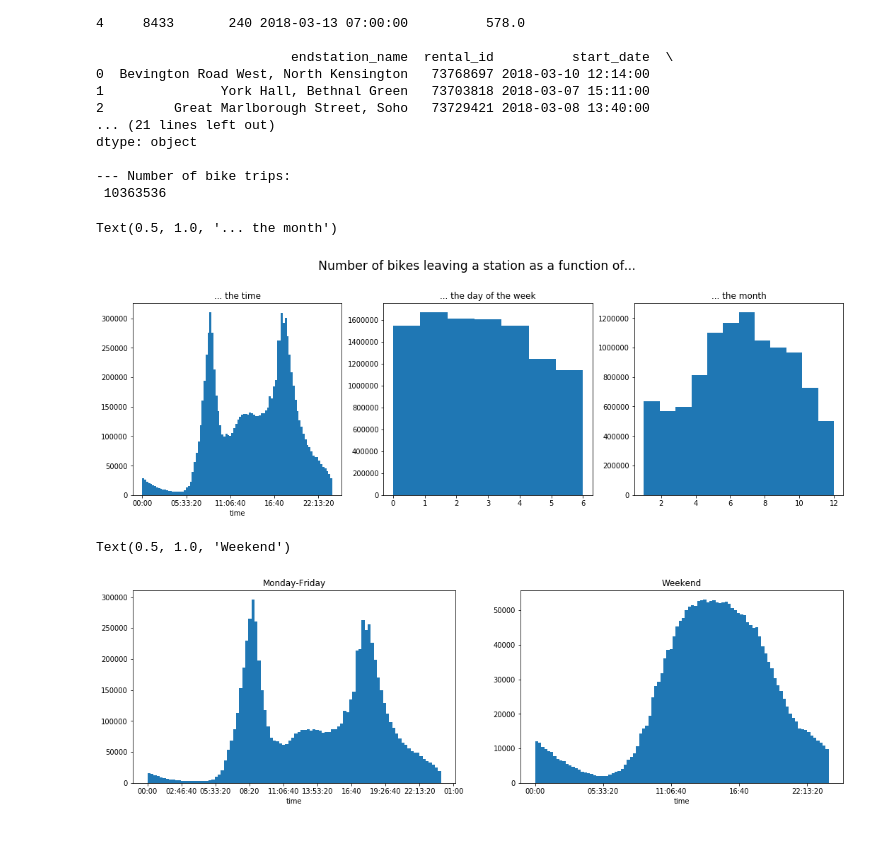
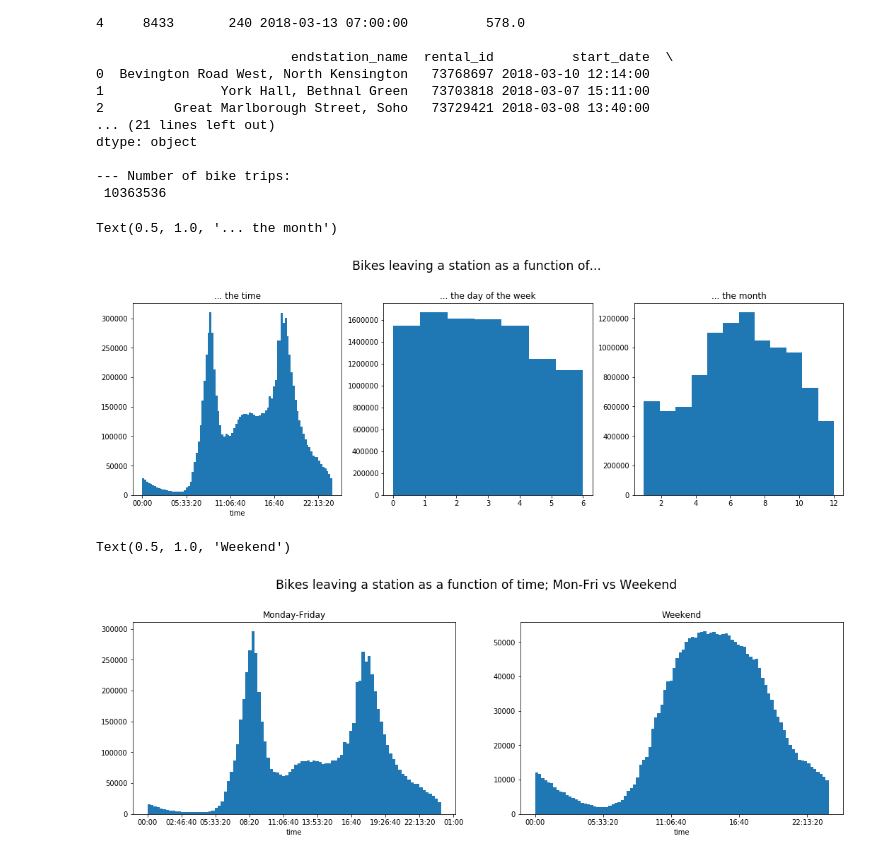
Before and after one commit to GeoffroyS/London-bikes-analysis, a Jupyter notebook: bikes_analysis.ipynb, the cells around one changed output. Saved outputs shown, nothing was run; the diff lists cells and outputs as text; code cells hidden in the pictures.

```diff
--- a/bikes_analysis.ipynb
+++ b/bikes_analysis.ipynb
@@ -65,11 +65,11 @@ dtype: object
 --- Number of bike trips:
  10363536
 # %%
-#Number of bikes leaving a station as a function of... time!
+#Bikes leaving a station as a function of... time!
 
 #set up fig and axes
 fig, axes = plt.subplots(nrows=1, ncols=3, figsize=(18,5))
-plt.suptitle('Number of bikes leaving a station as a function of...', x=0.5, y=1.05, ha='center', fontsize='xx-large')
+plt.suptitle('Bikes leaving a station as a function of...', x=0.5, y=1.05, ha='center', fontsize='xx-large')
 
 axes[0].hist(bikes_df['start_date'].dt.time, bins=96)
 axes[0].set_title('... the time')
@@ -79,23 +79,24 @@ axes[2].hist(bikes_df['start_date'].dt.month, bins=12)
 axes[2].set_title('... the month')
 # %% [output]
 Text(0.5, 1.0, '... the month')
-[figure, old version]
+[figure, new version]
 # %%
-#Number of bikes leaving a station as a function of... the hour of the day!
+#Bikes leaving a station as a function of... the hour of the day!
 #Comparing work daysand weekends
 
 work_days_series = bikes_df[bikes_df['start_date'].dt.weekday.isin([0,1,2,3,4])].start_date.dt.time
 weekend_series = bikes_df[bikes_df['start_date'].dt.weekday.isin([5,6])].start_date.dt.time
 
 fig, axes = plt.subplots(nrows=1, ncols=2, figsize=(18,5))
+plt.suptitle('Bikes leaving a station as a function of time; Mon-Fri vs Weekend', x=0.5, y=1.05, ha='center', fontsize='xx-large')
 
 axes[0].hist(work_days_series, bins=96)
 axes[0].locator_params(axis='x', nbins=12)
 axes[0].set_title('Monday-Friday')
 axes[1].hist(weekend_series, bins=96)
 axes[1].set_title('Weekend')
 # %% [output]
 Text(0.5, 1.0, 'Weekend')
-[figure, old version]
+[figure, new version]
 # %%
 #Number of trips as a function of the duration
```
Also changed, not shown: parts of 3 cells of this notebook.
